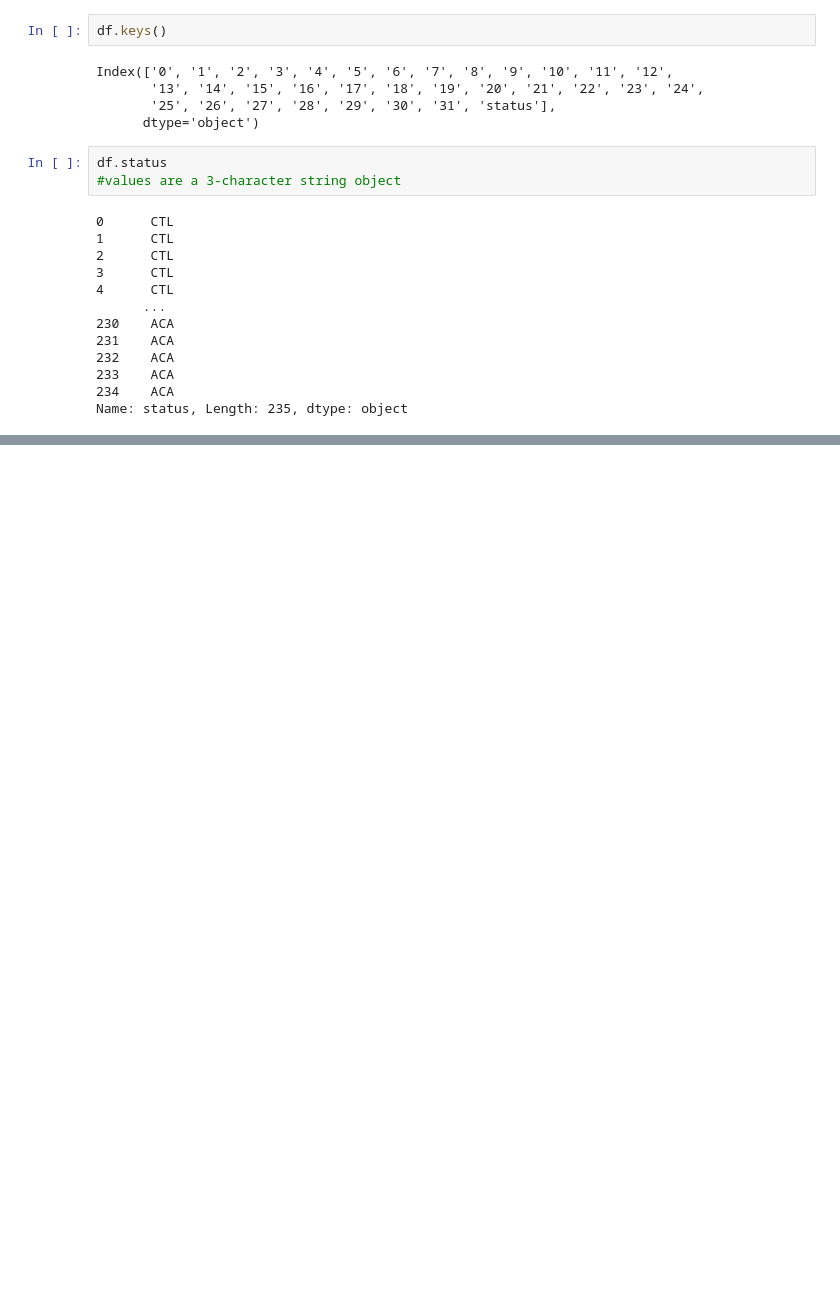
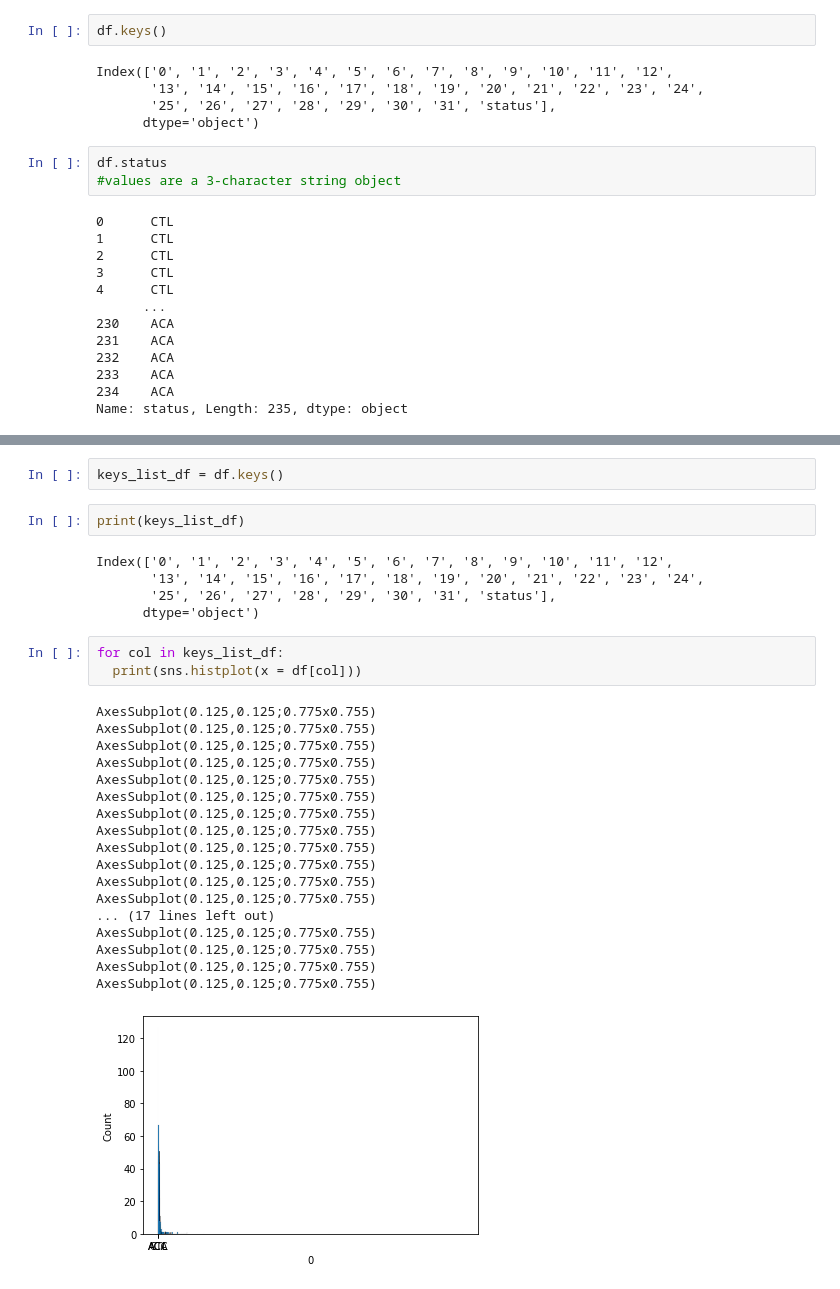
Before and after one commit to Flonsbob/Floris-van-Eisden---Exam---Applied-Statistics-and-Modeling, a Jupyter notebook: Exam_assignment_working_progress.ipynb, the cells around one changed output, grey strips where cells are left out. Saved outputs shown, nothing was run; the diff lists cells and outputs as text; blank space fills up the shorter version.

```diff
--- a/Exam_assignment_working_progress.ipynb
+++ b/Exam_assignment_working_progress.ipynb
@@ -71,3 +73,34 @@ df.describe()
 | 50% | 390.930000 | 1610.300000 | 284.160000 | 110.000000 | 158.000000 | 24.375000 | 1181.000000 | 109.040000 | 131.590000 | 498.000000 | 191.000000 | ... |
 | 75% | 637.075000 | 2357.900000 | 691.365000 | 459.385000 | 344.265000 | 40.362500 | 1797.250000 | 177.780000 | 199.160000 | 832.855000 | 413.270000 | ... |
 | max | 7917.200000 | 33928.000000 | 77408.000000 | 812810.000000 | 26957.000000 | 276.370000 | 6099.200000 | 2035.700000 | 1388.200000 | 52059.000000 | 19615.000000 | ... |
+# %%
+keys_list_df = df.keys()
+# %%
+print(keys_list_df)
+# %% [output]
+Index(['0', '1', '2', '3', '4', '5', '6', '7', '8', '9', '10', '11', '12',
+       '13', '14', '15', '16', '17', '18', '19', '20', '21', '22', '23', '24',
+       '25', '26', '27', '28', '29', '30', '31', 'status'],
+      dtype='object')
+# %%
+for col in keys_list_df:
+  print(sns.histplot(x = df[col]))
+# %% [output]
+AxesSubplot(0.125,0.125;0.775x0.755)
+AxesSubplot(0.125,0.125;0.775x0.755)
+AxesSubplot(0.125,0.125;0.775x0.755)
+AxesSubplot(0.125,0.125;0.775x0.755)
+AxesSubplot(0.125,0.125;0.775x0.755)
+AxesSubplot(0.125,0.125;0.775x0.755)
+AxesSubplot(0.125,0.125;0.775x0.755)
+AxesSubplot(0.125,0.125;0.775x0.755)
+AxesSubplot(0.125,0.125;0.775x0.755)
+AxesSubplot(0.125,0.125;0.775x0.755)
+AxesSubplot(0.125,0.125;0.775x0.755)
+AxesSubplot(0.125,0.125;0.775x0.755)
+... (17 lines left out)
+AxesSubplot(0.125,0.125;0.775x0.755)
+AxesSubplot(0.125,0.125;0.775x0.755)
+AxesSubplot(0.125,0.125;0.775x0.755)
+AxesSubplot(0.125,0.125;0.775x0.755)
+[figure, added]
```
Also changed, not shown: parts of 9 cells of this notebook.
